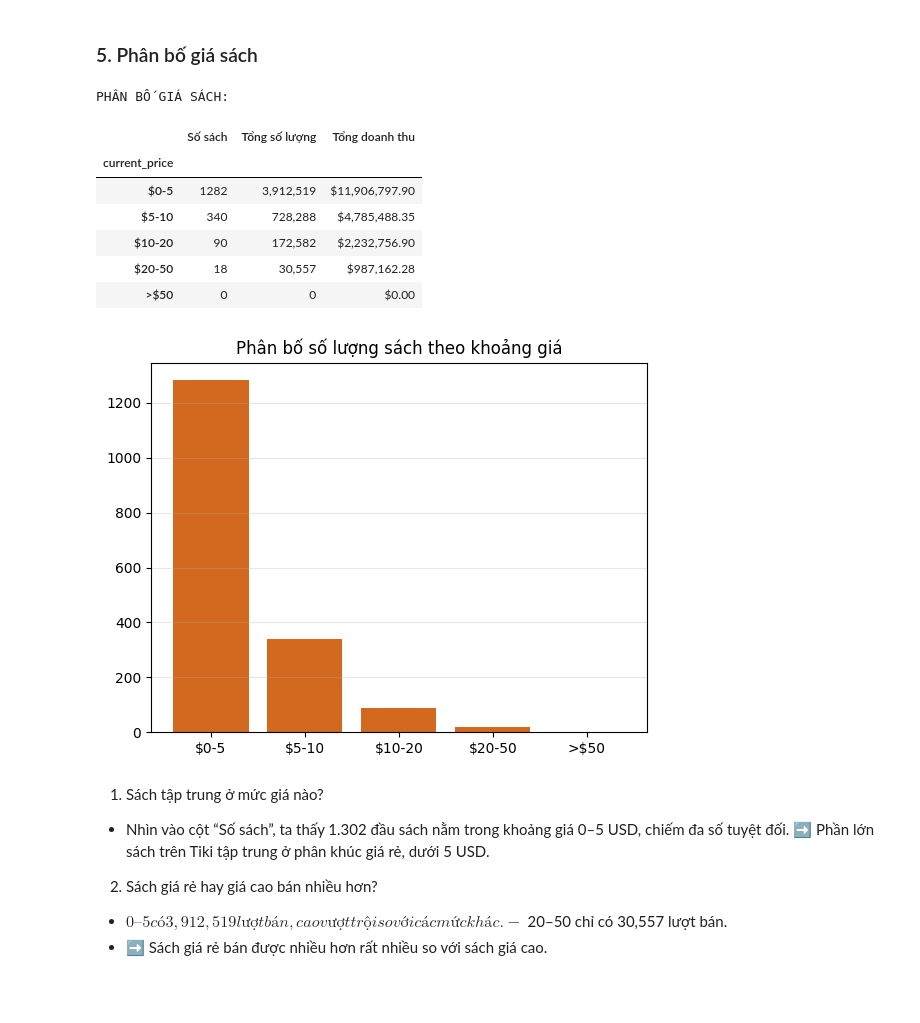
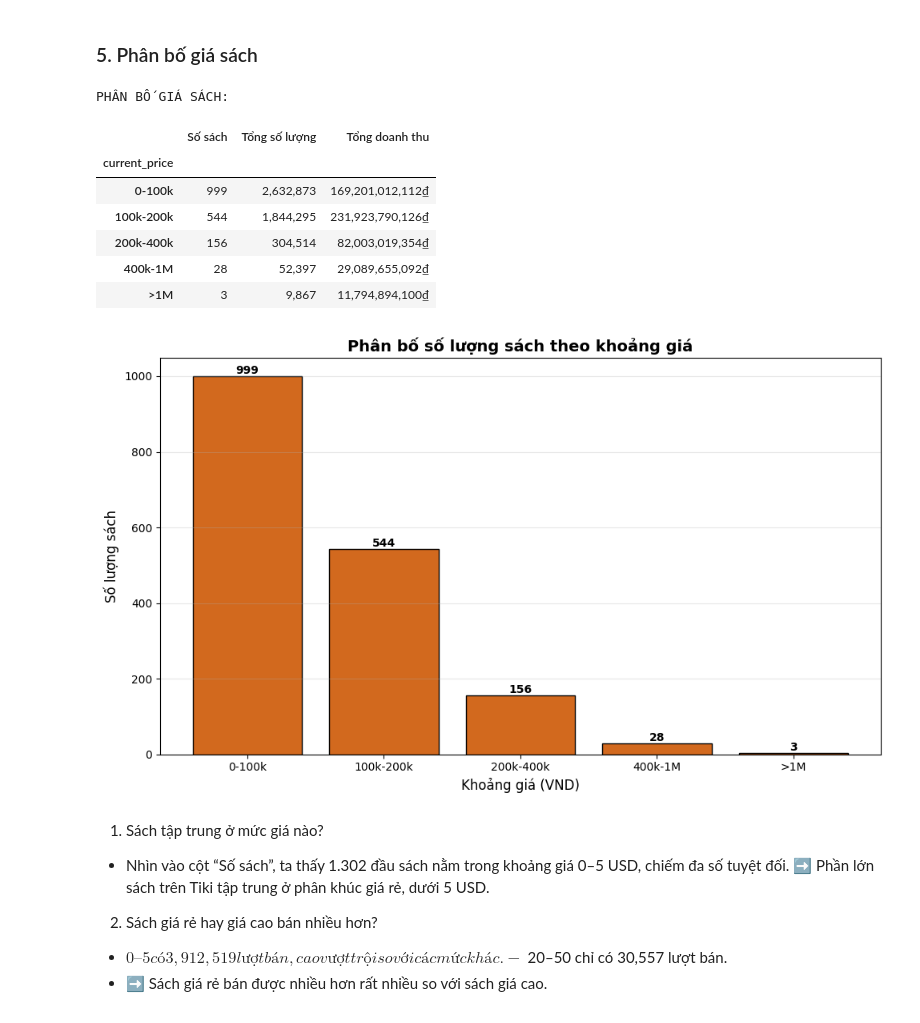
Before and after one commit to chgiabao04/cn-da22tta-chaugiabao-bookdata-machinelearning, a Jupyter notebook: src/eda.ipynb, the cells around one changed output. Cells and saved outputs as stored; diff of their text form; code cells hidden in the pictures.

```diff
--- a/src/eda.ipynb
+++ b/src/eda.ipynb
@@ -113,10 +167,17 @@ short_titles = [title[:60] + '...' if len(title) > 60 else title for title in ch
 plt.yticks(range(len(chart_data)), short_titles, fontsize=12)
 
 for i, v in enumerate(chart_data['revenue']):
-    plt.text(v, i, f' ${v:,.0f}', va='center', fontsize=10)
+    plt.text(v, i, f' {v:,.0f}₫', va='center', fontsize=10)
 
-plt.xlabel('Doanh thu ($)', fontsize=12)
+plt.xlabel('Doanh thu (VND)', fontsize=12)
 plt.title('Top 10 Cuốn Sách Có Doanh Thu Cao Nhất', fontsize=14)
+
+# Format trục X để hiển thị đơn vị triệu VND
+from matplotlib.ticker import FuncFormatter
+def millions_vnd(x, pos):
+    return f'{x/1e6:.0f}M₫'
+plt.gca().xaxis.set_major_formatter(FuncFormatter(millions_vnd))
+
 plt.gca().invert_yaxis()
 plt.tight_layout()
 plt.show()
@@ -191,36 +315,47 @@ Top 1 và 2 bỏ xa các thể loại còn lại nên ở insight này ta sẽ p
 ### 5. Phân bố giá sách
 # %%
 price_ranges = pd.cut(book['current_price'],
-                      bins=[0, 5, 10, 20, 50, 100],
-                      labels=['$0-5', '$5-10', '$10-20', '$20-50', '>$50'])
+                      bins=[0, 100000, 200000, 400000, 1000000, float('inf')],
+                      labels=['0-100k', '100k-200k', '200k-400k', '400k-1M', '>1M'])
 
 price_dist = book.groupby(price_ranges).agg({
     'product_id': 'count',
     'quantity': 'sum',
     'revenue': 'sum'
 }).rename(columns={'product_id': 'Số sách', 'quantity': 'Tổng số lượng', 'revenue': 'Tổng doanh thu'})
 
-price_dist['Tổng doanh thu'] = price_dist['Tổng doanh thu'].map('${:,.2f}'.format)
+price_dist['Tổng doanh thu'] = price_dist['Tổng doanh thu'].map('{:,.0f}₫'.format)
 price_dist['Tổng số lượng'] = price_dist['Tổng số lượng'].astype(int).map('{:,}'.format)
 
 print("PHÂN BỐ GIÁ SÁCH:")
 display(price_dist)
 
+# Biểu đồ
 chart_data = book.groupby(price_ranges, observed=False).size().reset_index(name='count')
-plt.bar(chart_data['current_price'].astype(str), chart_data['count'], color='chocolate')
-plt.title('Phân bố số lượng sách theo khoảng giá')
+
+plt.figure(figsize=(10, 6))
+plt.bar(chart_data['current_price'].astype(str), chart_data['count'], color='chocolate', edgecolor='black')
+plt.title('Phân bố số lượng sách theo khoảng giá', fontsize=14, fontweight='bold')
+plt.xlabel('Khoảng giá (VND)', fontsize=12)
+plt.ylabel('Số lượng sách', fontsize=12)
+
+# Thêm số liệu trên mỗi cột
+for i, v in enumerate(chart_data['count']):
+    plt.text(i, v, f'{v:,}', ha='center', va='bottom', fontweight='bold')
+
 plt.grid(axis='y', alpha=0.3)
+plt.tight_layout()
 plt.show()
 # %% [output]
 PHÂN BỐ GIÁ SÁCH:
 |  | Số sách | Tổng số lượng | Tổng doanh thu |
 | current_price |  |  |  |
-| $0-5 | 1282 | 3,912,519 | $11,906,797.90 |
-| $5-10 | 340 | 728,288 | $4,785,488.35 |
-| $10-20 | 90 | 172,582 | $2,232,756.90 |
-| $20-50 | 18 | 30,557 | $987,162.28 |
-| >$50 | 0 | 0 | $0.00 |
+| 0-100k | 999 | 2,632,873 | 169,201,012,112₫ |
+| 100k-200k | 544 | 1,844,295 | 231,923,790,126₫ |
+| 200k-400k | 156 | 304,514 | 82,003,019,354₫ |
+| 400k-1M | 28 | 52,397 | 29,089,655,092₫ |
+| >1M | 3 | 9,867 | 11,794,894,100₫ |
-[figure, old version]
+[figure, new version]
 # %% [markdown]
 1. Sách tập trung ở mức giá nào?
 - Nhìn vào cột “Số sách”, ta thấy 1.302 đầu sách nằm trong khoảng giá 0–5 USD, chiếm đa số tuyệt đối.
```
Also changed, not shown: parts of 40 cells of this notebook.
